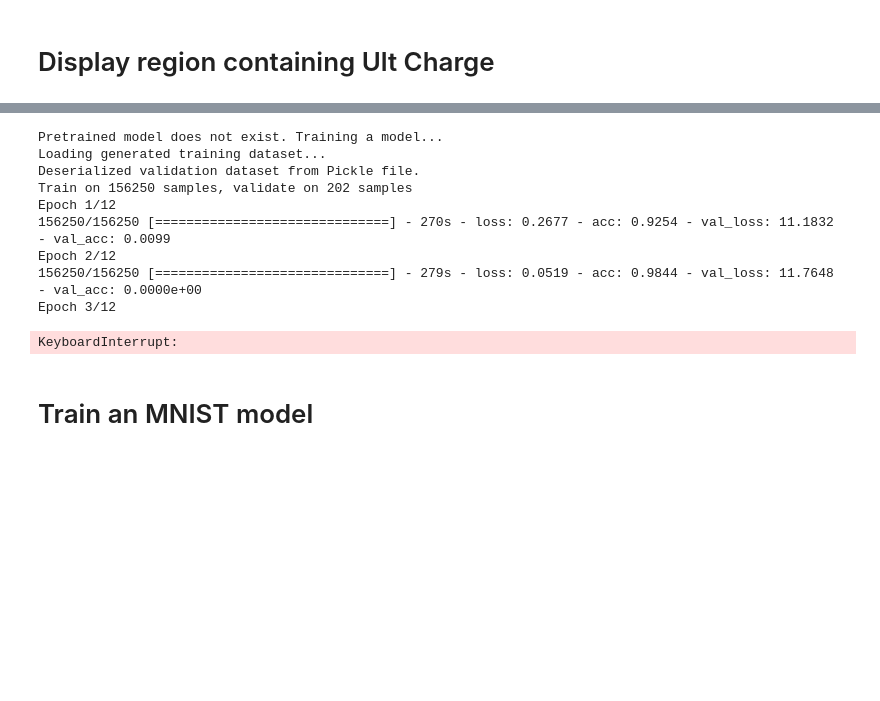
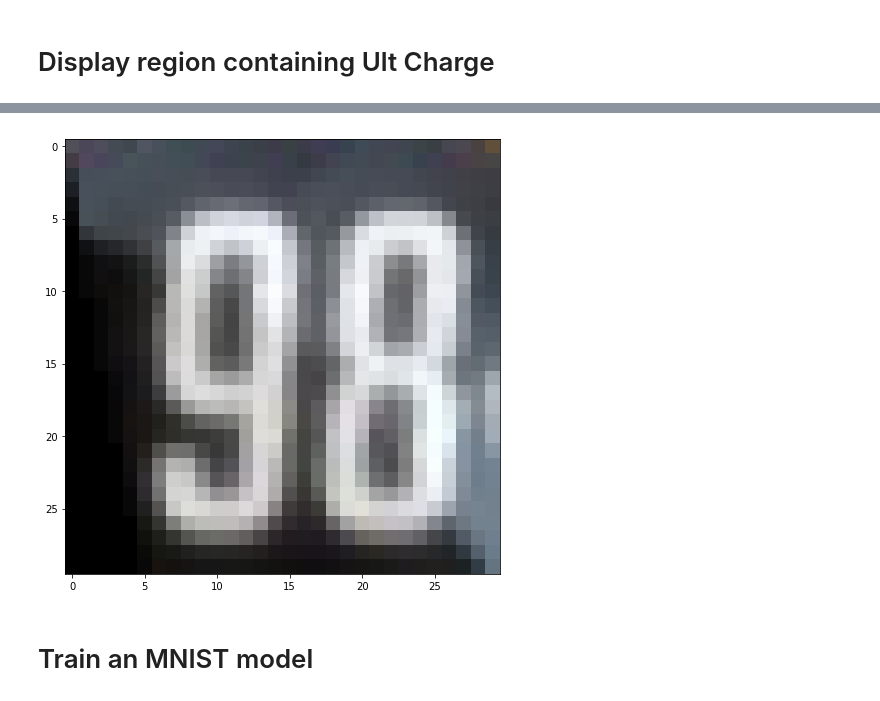
Before and after one commit to carsontang/overwatch-vision-analytics, a Jupyter notebook: overwatch-ult-charge.ipynb, the cells around one changed output, grey strips where cells are left out. Drawn from its saved outputs; the diff is of its cells as text; code cells hidden in the pictures; blank space fills up the shorter version.

```diff
--- a/overwatch-ult-charge.ipynb
+++ b/overwatch-ult-charge.ipynb
@@ -102,35 +73,23 @@ False
-# %%
-import time
-
-"""
-tips:
-* train a model on RGB images instead of grayscale
-* gather significantly more validation data
-"""
-start_time = time.time()
-model = core.mnist_model(force_train=True, dataloader_fn=core.load_synthetic_ow_ult_meter_data)
-elapsed_time = time.time() - start_time
-print('Time to generate data and train model:', elapsed_time)
-
-print('Loading data and input shape...')
-(_, _), (x_test, y_test), _ = core.load_synthetic_ow_ult_meter_data()
-
-print('Evaluating model on test data...')
-
-score = model.evaluate(x_test, y_test, verbose=0)
-print('Test loss:', score[0])
-print('Test accuracy:', score[1])
-# %% [output]
-Pretrained model does not exist. Training a model...
-Loading generated training dataset...
-Deserialized validation dataset from Pickle file.
-Train on 156250 samples, validate on 202 samples
-Epoch 1/12
-156250/156250 [==============================] - 270s - loss: 0.2677 - acc: 0.9254 - val_loss: 11.1832 - val_acc: 0.0099
-Epoch 2/12
-156250/156250 [==============================] - 279s - loss: 0.0519 - acc: 0.9844 - val_loss: 11.7648 - val_acc: 0.0000e+00
-Epoch 3/12
-KeyboardInterrupt:
+# %%
+# imgfile = 'frame_05514.png'
+# imgfile = 'frame_03338.jpeg'
+tens_bbox = Bbox(x=2, y=0, w=15, h=30)
+ones_bbox = Bbox(x=17, y=0, w=15, h=30)
+ult_charge_bbox = Bbox(x=625, y=590, w=30, h=30)
+shear = transform.AffineTransform(shear=0.2)
+warped_size = (28, 28)
+
+# imgfile = random.choice(files)
+image = mpimg.imread(os.path.join(dirname, imgfile))
+ult_bbox = Bbox(x=625, w=30, y=590, h=30)
+region = crop_region(image, ult_bbox)
+region = transform.warp(region, inverse_map=shear)
+solo_ones_bbox = Bbox(x=0, y=0, w=23, h=30)
+ones_digit = cv2.resize(crop_region(region, solo_ones_bbox), warped_size, interpolation=cv2.INTER_LINEAR)
+plt.imshow(region)
+plt.show()
+# %% [output]
+[figure, added]
 # %% [markdown]
 # Train an MNIST model
 # %%
```
Also changed, not shown: parts of 12 cells of this notebook, 2 other files.
